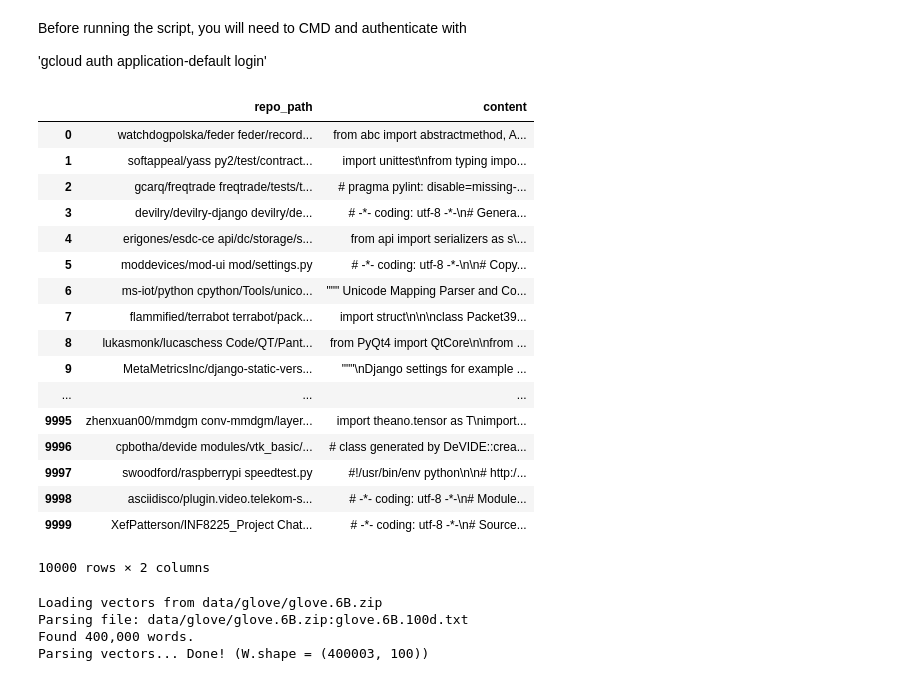
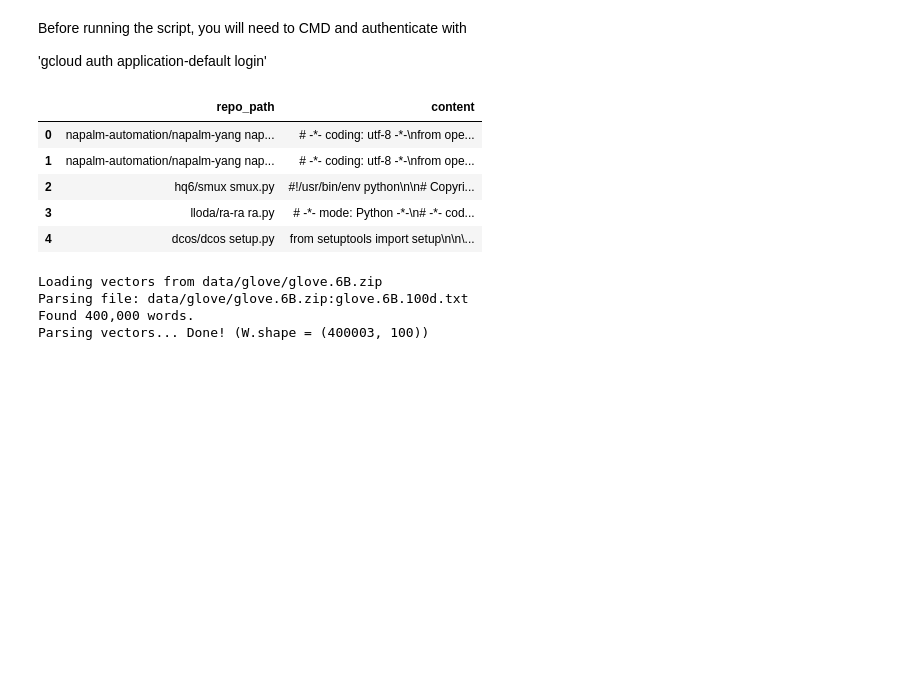
Before and after one commit to yrzhou0120berk/w266_final, a Jupyter notebook: Model_1.ipynb, the cells around one changed output. Drawn from its saved outputs; the diff is of its cells as text; code cells hidden in the pictures; blank space fills up the shorter version.

```diff
--- a/Draft_Workbook.ipynb
+++ b/Model_1.ipynb
@@ -21,7 +21,7 @@ client = bigquery.Client(project='manifest-frame-203601')
 QUERY = (
     """
     select * from w266_final.final_20k
-    LIMIT 10000""")
+    LIMIT 20000""")
 query_job = client.query(QUERY)  # API request
 rows = query_job.result()  # Waits for query to finish
 
@@ -31,26 +31,14 @@ for row in rows:
 # %%
 df = pd.DataFrame(df)
 df.columns = ['repo_path','content']
-df
+df.head()
 # %% [output]
 |  | repo_path | content |
-| 0 | watchdogpolska/feder feder/record... | from abc import abstractmethod, A... |
-| 1 | softappeal/yass py2/test/contract... | import unittest\nfrom typing impo... |
-| 2 | gcarq/freqtrade freqtrade/tests/t... | # pragma pylint: disable=missing-... |
-| 3 | devilry/devilry-django devilry/de... | # -*- coding: utf-8 -*-\n# Genera... |
-| 4 | erigones/esdc-ce api/dc/storage/s... | from api import serializers as s\... |
-| 5 | moddevices/mod-ui mod/settings.py | # -*- coding: utf-8 -*-\n\n# Copy... |
-| 6 | ms-iot/python cpython/Tools/unico... | """ Unicode Mapping Parser and Co... |
-| 7 | flammified/terrabot terrabot/pack... | import struct\n\n\nclass Packet39... |
-| 8 | lukasmonk/lucaschess Code/QT/Pant... | from PyQt4 import QtCore\n\nfrom ... |
-| 9 | MetaMetricsInc/django-static-vers... | """\nDjango settings for example ... |
-| ... | ... | ... |
-| 9995 | zhenxuan00/mmdgm conv-mmdgm/layer... | import theano.tensor as T\nimport... |
-| 9996 | cpbotha/devide modules/vtk_basic/... | # class generated by DeVIDE::crea... |
-| 9997 | swoodford/raspberrypi speedtest.py | #!/usr/bin/env python\n\n# http:/... |
-| 9998 | asciidisco/plugin.video.telekom-s... | # -*- coding: utf-8 -*-\n# Module... |
-| 9999 | XefPatterson/INF8225_Project Chat... | # -*- coding: utf-8 -*-\n# Source... |
+| 0 | napalm-automation/napalm-yang nap... | # -*- coding: utf-8 -*-\nfrom ope... |
+| 1 | napalm-automation/napalm-yang nap... | # -*- coding: utf-8 -*-\nfrom ope... |
+| 2 | hq6/smux smux.py | #!/usr/bin/env python\n\n# Copyri... |
+| 3 | lloda/ra-ra ra.py | # -*- mode: Python -*-\n# -*- cod... |
+| 4 | dcos/dcos setup.py | from setuptools import setup\n\n\... |
-10000 rows × 2 columns
 # %%
 def cleanup(docstring_list):
 
```
Also changed, not shown: parts of 1 cell of this notebook, 1 other file.
